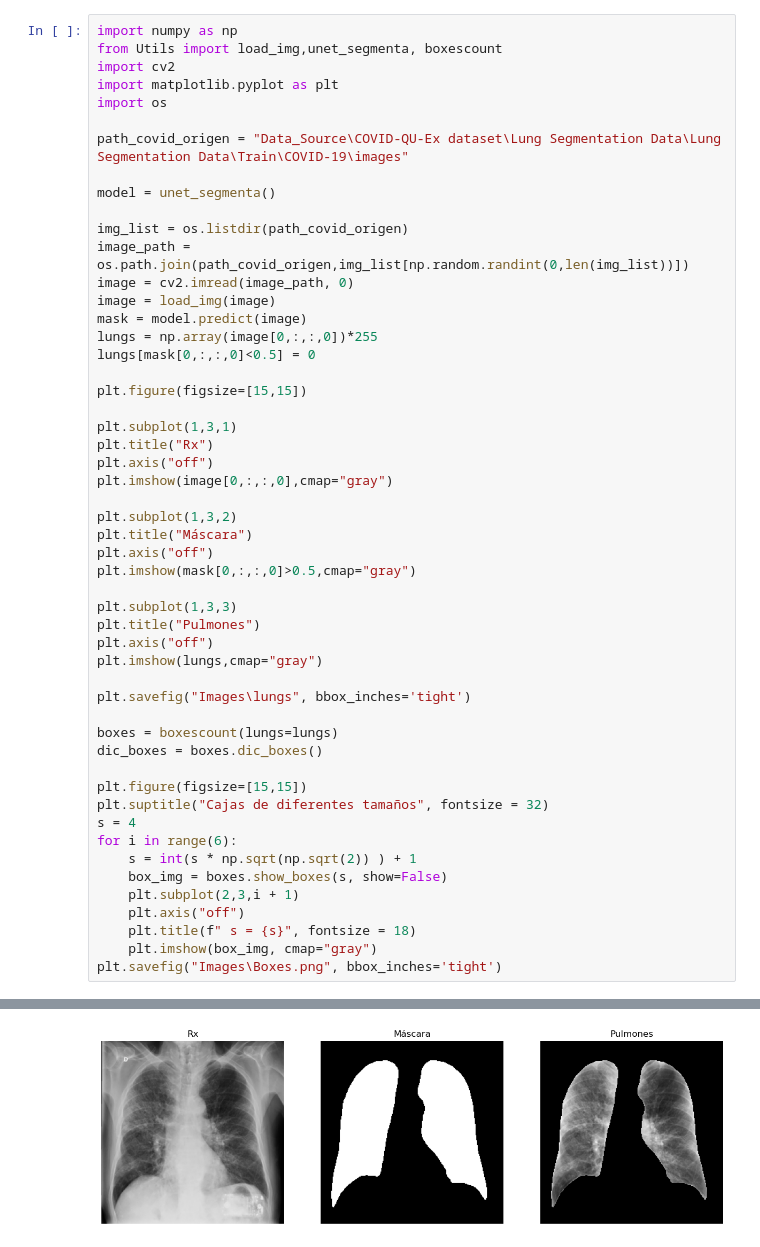
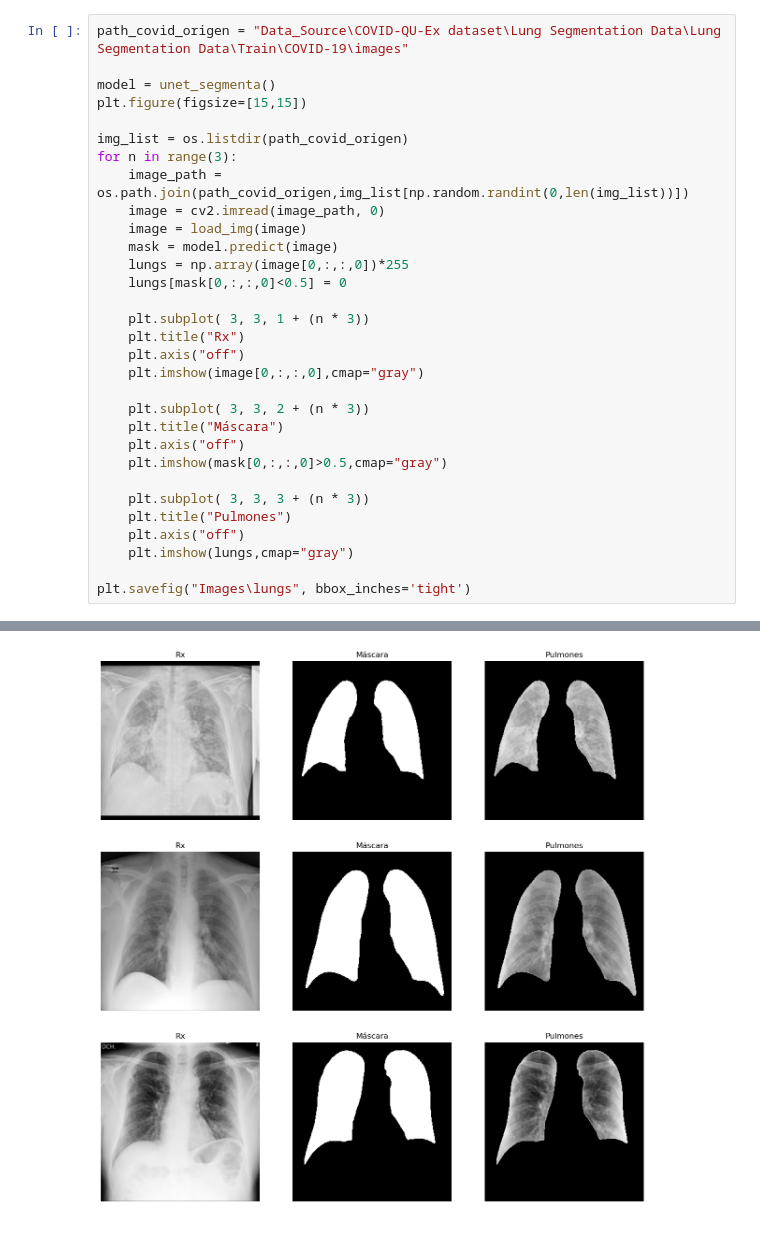
Before and after one commit to JardiGarci/CovidClassification, a Jupyter notebook: GeneraImages.ipynb, the cells around one changed output, grey strips where cells are left out. Cells and saved outputs as stored; diff of their text form.

```diff
--- a/GeneraImages.ipynb
+++ b/GeneraImages.ipynb
@@ -1,53 +11,32 @@
 # %%
-import numpy as np
-from Utils import load_img,unet_segmenta, boxescount
-import cv2
-import matplotlib.pyplot as plt
-import os
-
 path_covid_origen = "Data_Source\COVID-QU-Ex dataset\Lung Segmentation Data\Lung Segmentation Data\Train\COVID-19\images"
 
 model = unet_segmenta()
+plt.figure(figsize=[15,15])
 
 img_list = os.listdir(path_covid_origen)
-image_path = os.path.join(path_covid_origen,img_list[np.random.randint(0,len(img_list))])
-image = cv2.imread(image_path, 0)
-image = load_img(image)
-mask = model.predict(image)
-lungs = np.array(image[0,:,:,0])*255
-lungs[mask[0,:,:,0]<0.5] = 0
+for n in range(3):
+    image_path = os.path.join(path_covid_origen,img_list[np.random.randint(0,len(img_list))])
+    image = cv2.imread(image_path, 0)
+    image = load_img(image)
+    mask = model.predict(image)
+    lungs = np.array(image[0,:,:,0])*255
+    lungs[mask[0,:,:,0]<0.5] = 0
 
-plt.figure(figsize=[15,15])
+    plt.subplot( 3, 3, 1 + (n * 3))
+    plt.title("Rx")
+    plt.axis("off")
+    plt.imshow(image[0,:,:,0],cmap="gray")
 
-plt.subplot(1,3,1)
-plt.title("Rx")
-plt.axis("off")
-plt.imshow(image[0,:,:,0],cmap="gray")
+    plt.subplot( 3, 3, 2 + (n * 3))
+    plt.title("Máscara")
+    plt.axis("off")
+    plt.imshow(mask[0,:,:,0]>0.5,cmap="gray")
 
-plt.subplot(1,3,2)
-plt.title("Máscara")
-plt.axis("off")
-plt.imshow(mask[0,:,:,0]>0.5,cmap="gray")
-
-plt.subplot(1,3,3)
-plt.title("Pulmones")
-plt.axis("off")
-plt.imshow(lungs,cmap="gray")
+    plt.subplot( 3, 3, 3 + (n * 3))
+    plt.title("Pulmones")
+    plt.axis("off")
+    plt.imshow(lungs,cmap="gray")
 
 plt.savefig("Images\lungs", bbox_inches='tight')
-
-boxes = boxescount(lungs=lungs)
-dic_boxes = boxes.dic_boxes()
-
-plt.figure(figsize=[15,15])
-plt.suptitle("Cajas de diferentes tamaños", fontsize = 32)
-s = 4
-for i in range(6):
-    s = int(s * np.sqrt(np.sqrt(2)) ) + 1
-    box_img = boxes.show_boxes(s, show=False)
-    plt.subplot(2,3,i + 1)
-    plt.axis("off")
-    plt.title(f" s = {s}", fontsize = 18)
-    plt.imshow(box_img, cmap="gray")
-plt.savefig("Images\Boxes.png", bbox_inches='tight')
 # %% [output]
@@ -55 +46 @@ plt.savefig("Images\Boxes.png", bbox_inches='tight')
-[figure, old version]
+[figure, new version]
```
Also changed, not shown: parts of 12 cells of this notebook, 5 other files.
